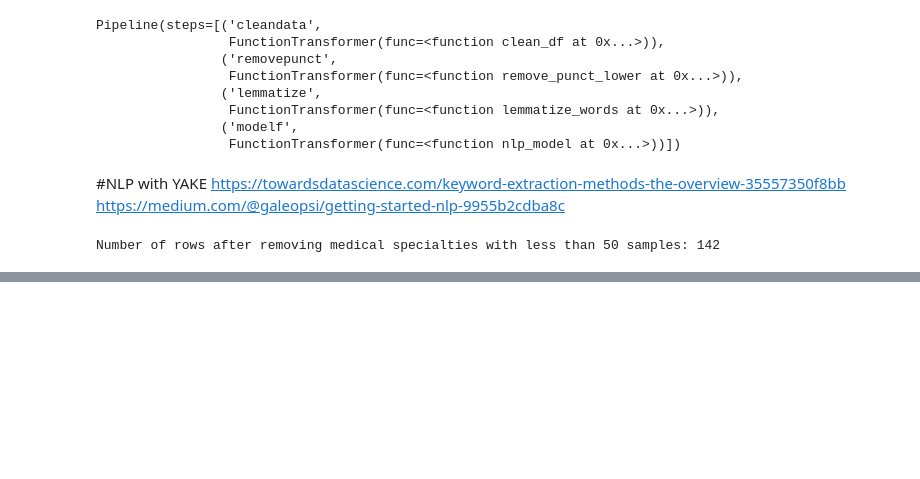
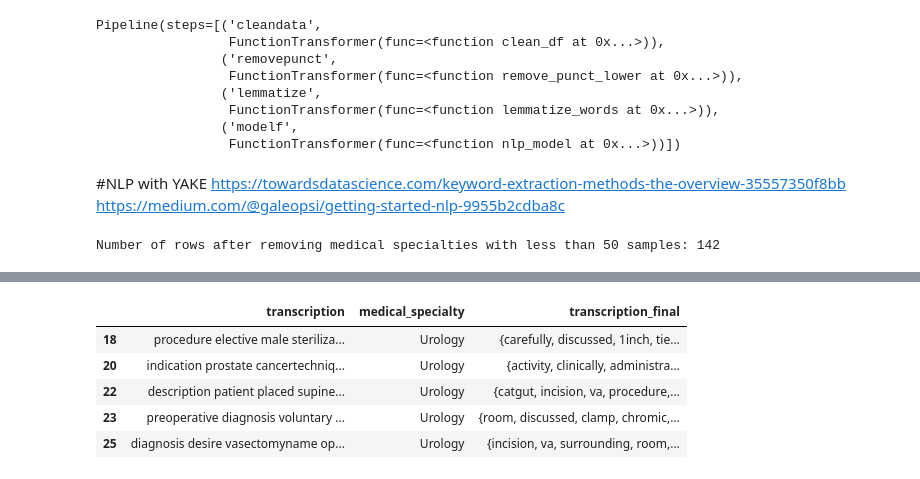
Before and after one commit to Tara-Sophia/NLP_Masterthesis, a Jupyter notebook: src/mtsamples_data.ipynb, the cells around one changed output, grey strips where cells are left out. Drawn from its saved outputs; the diff is of its cells as text; code cells hidden in the pictures; blank space fills up the shorter version.

```diff
--- a/src/mtsamples_data.ipynb
+++ b/src/mtsamples_data.ipynb
@@ -255,0 +370,25 @@ Number of rows after removing medical specialties with less than 50 samples: 142
+# %%
+from rake_nltk import Rake
+def rake_nltk_function(text):
+    rake_nltk_var = Rake()
+    entities = []
+    rake_nltk_var.extract_keywords_from_text(text)
+    keywords_scored = rake_nltk_var.get_word_degrees()
+    #keyword_extracted = rake_nltk_var.get_ranked_phrases()
+    for key in keywords_scored:
+        entities.append(key)
+    return set(entities)
+
+def rake_model(data):
+    data['transcription_final'] = data['transcription'].apply(rake_nltk_function)
+    return data
+
+t = rake_model(x)
+t.head()
+# %% [output]
+|  | transcription | medical_specialty | transcription_final |
+| 18 | procedure elective male steriliza... | Urology | {carefully, discussed, 1inch, tie... |
+| 20 | indication prostate cancertechniq... | Urology | {activity, clinically, administra... |
+| 22 | description patient placed supine... | Urology | {catgut, incision, va, procedure,... |
+| 23 | preoperative diagnosis voluntary ... | Urology | {room, discussed, clamp, chromic,... |
+| 25 | diagnosis desire vasectomyname op... | Urology | {incision, va, surrounding, room,... |
```
Also changed, not shown: parts of 6 cells of this notebook.
